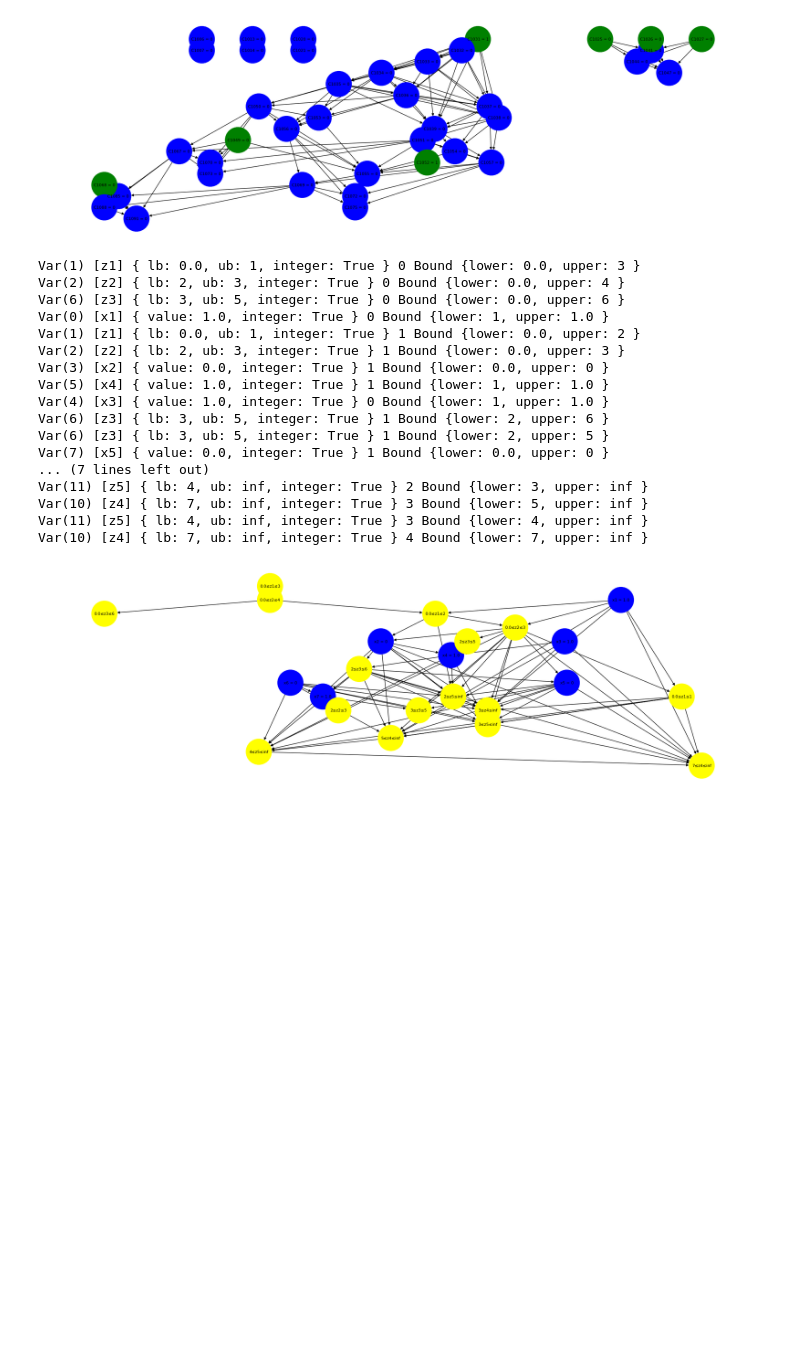
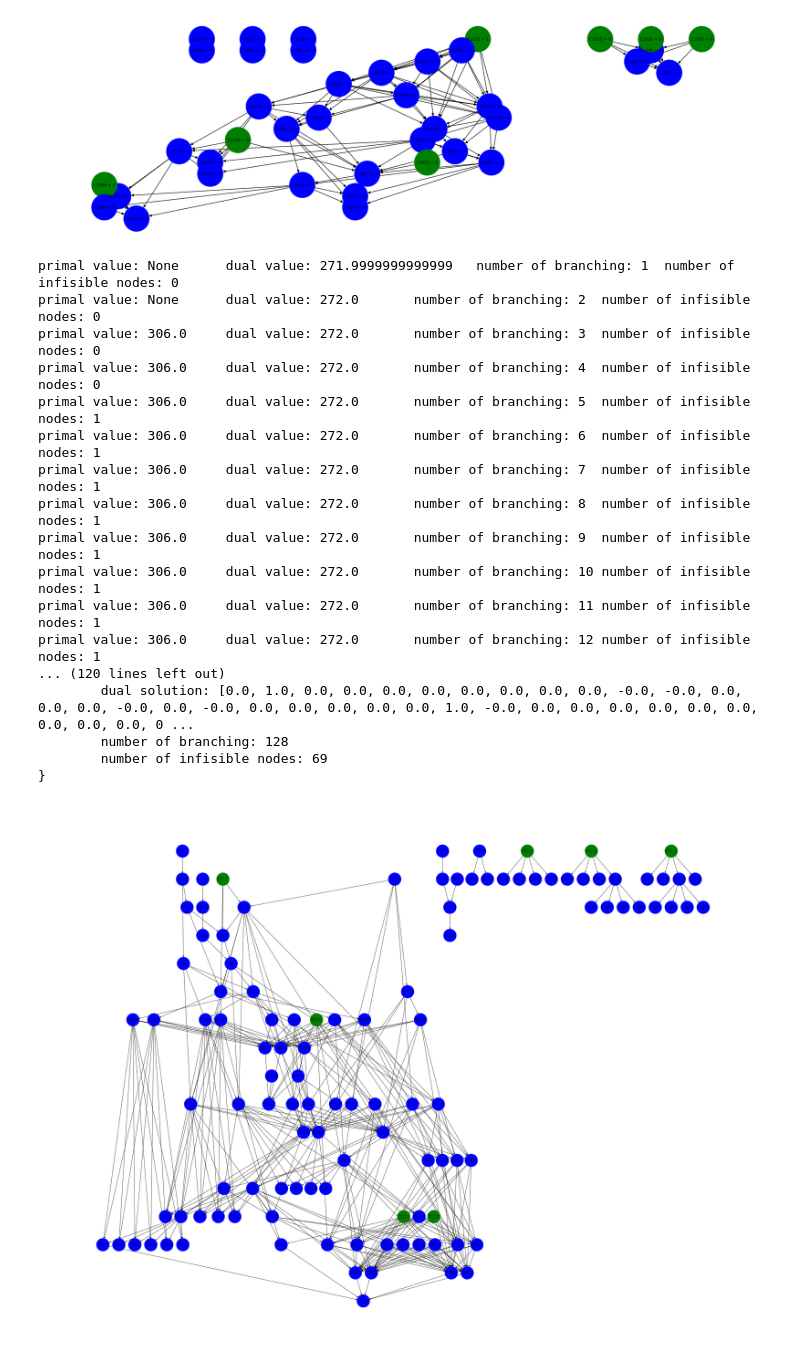
Before and after one commit to Dx-by-Dy/Conflict-analysis, a Jupyter notebook: draw_graph.ipynb, the cells around one changed output. Cells and saved outputs as stored; diff of their text form; code cells hidden in the pictures; blank space fills up the shorter version.

Commit message:
Updates Graph.

```diff
--- a/draw_graph.ipynb
+++ b/draw_graph.ipynb
@@ -66,7 +46,7 @@ nodes, edges, origins = graphes[1037].to_plot_info()
 G = nx.DiGraph()
 
 for edge in edges:
-    G.add_edge(node_label(edge[0]), node_label(edge[1]))
+    G.add_edge(node_label(nodes[edge[0]]), node_label(nodes[edge[1]]))
 
 pos = nx.nx_agraph.graphviz_layout(G, prog="dot")
 
@@ -76,44 +56,49 @@ nx.draw(G,
         with_labels=True,
         font_size=8,
         node_size=2600,
-        node_color=[node_color(n, origins) for n in nodes]
+        node_color=[node_color(idx, node, origins) for idx, node in nodes.items()]
        )
 # %% [output]
 [figure]
 # %%
-nodes, edges, origins = graphes[0].to_plot_info()
-
-G = nx.DiGraph()
-for edge in edges:
-    #print(edge)
-    G.add_edge(node_label(edge[0]), node_label(edge[1]))
-
-pos = nx.nx_agraph.graphviz_layout(G, prog="dot")
-
-plt.figure(3,figsize=(20,6))
-nx.draw(G,
-        pos,
-        with_labels=True,
-        font_size=8,
-        node_size=2600,
-        node_color=[node_color(n, origins) for n in nodes]
-       )
+sl = Solver("problems/supportcase16.mps", True)
+graphes = sl.start()
+print(sl.result())
 # %% [output]
-Var(1) [z1] { lb: 0.0, ub: 1, integer: True } 0 Bound {lower: 0.0, upper: 3 }
-Var(2) [z2] { lb: 2, ub: 3, integer: True } 0 Bound {lower: 0.0, upper: 4 }
-Var(6) [z3] { lb: 3, ub: 5, integer: True } 0 Bound {lower: 0.0, upper: 6 }
-Var(0) [x1] { value: 1.0, integer: True } 0 Bound {lower: 1, upper: 1.0 }
-Var(1) [z1] { lb: 0.0, ub: 1, integer: True } 1 Bound {lower: 0.0, upper: 2 }
-Var(2) [z2] { lb: 2, ub: 3, integer: True } 1 Bound {lower: 0.0, upper: 3 }
-Var(3) [x2] { value: 0.0, integer: True } 1 Bound {lower: 0.0, upper: 0 }
-Var(5) [x4] { value: 1.0, integer: True } 1 Bound {lower: 1, upper: 1.0 }
-Var(4) [x3] { value: 1.0, integer: True } 0 Bound {lower: 1, upper: 1.0 }
-Var(6) [z3] { lb: 3, ub: 5, integer: True } 1 Bound {lower: 2, upper: 6 }
-Var(6) [z3] { lb: 3, ub: 5, integer: True } 1 Bound {lower: 2, upper: 5 }
-Var(7) [x5] { value: 0.0, integer: True } 1 Bound {lower: 0.0, upper: 0 }
-... (7 lines left out)
-Var(11) [z5] { lb: 4, ub: inf, integer: True } 2 Bound {lower: 3, upper: inf }
-Var(10) [z4] { lb: 7, ub: inf, integer: True } 3 Bound {lower: 5, upper: inf }
-Var(11) [z5] { lb: 4, ub: inf, integer: True } 3 Bound {lower: 4, upper: inf }
-Var(10) [z4] { lb: 7, ub: inf, integer: True } 4 Bound {lower: 7, upper: inf }
+primal value: None      dual value: 271.9999999999999   number of branching: 1  number of infisible nodes: 0
+primal value: None      dual value: 272.0       number of branching: 2  number of infisible nodes: 0
+primal value: 306.0     dual value: 272.0       number of branching: 3  number of infisible nodes: 0
+primal value: 306.0     dual value: 272.0       number of branching: 4  number of infisible nodes: 0
+primal value: 306.0     dual value: 272.0       number of branching: 5  number of infisible nodes: 1
+primal value: 306.0     dual value: 272.0       number of branching: 6  number of infisible nodes: 1
+primal value: 306.0     dual value: 272.0       number of branching: 7  number of infisible nodes: 1
+primal value: 306.0     dual value: 272.0       number of branching: 8  number of infisible nodes: 1
+primal value: 306.0     dual value: 272.0       number of branching: 9  number of infisible nodes: 1
+primal value: 306.0     dual value: 272.0       number of branching: 10 number of infisible nodes: 1
+primal value: 306.0     dual value: 272.0       number of branching: 11 number of infisible nodes: 1
+primal value: 306.0     dual value: 272.0       number of branching: 12 number of infisible nodes: 1
+... (120 lines left out)
+        dual solution: [0.0, 1.0, 0.0, 0.0, 0.0, 0.0, 0.0, 0.0, 0.0, 0.0, -0.0, -0.0, 0.0, 0.0, 0.0, -0.0, 0.0, -0.0, 0.0, 0.0, 0.0, 0.0, 0.0, 1.0, -0.0, 0.0, 0.0, 0.0, 0.0, 0.0, 0.0, 0.0, 0.0, 0.0, 0 ...
+        number of branching: 128
+        number of infisible nodes: 69
+}
-[figure, removed]
+# %%
+nodes, edges, origins = graphes[120].to_plot_info()
+
+G = nx.DiGraph()
+
+for edge in edges:
+    G.add_edge(node_label(nodes[edge[0]]), node_label(nodes[edge[1]]))
+
+pos = nx.nx_agraph.graphviz_layout(G, prog="dot")
+
+plt.figure(3,figsize=(40,30))
+nx.draw(G,
+        pos,
+        with_labels=True,
+        font_size=8,
+        node_size=2600,
+        node_color=[node_color(idx, node, origins) for idx, node in nodes.items()]
+       )
+# %% [output]
+[figure, added]
```
Also changed, not shown: parts of 2 cells of this notebook, 5 other files.
